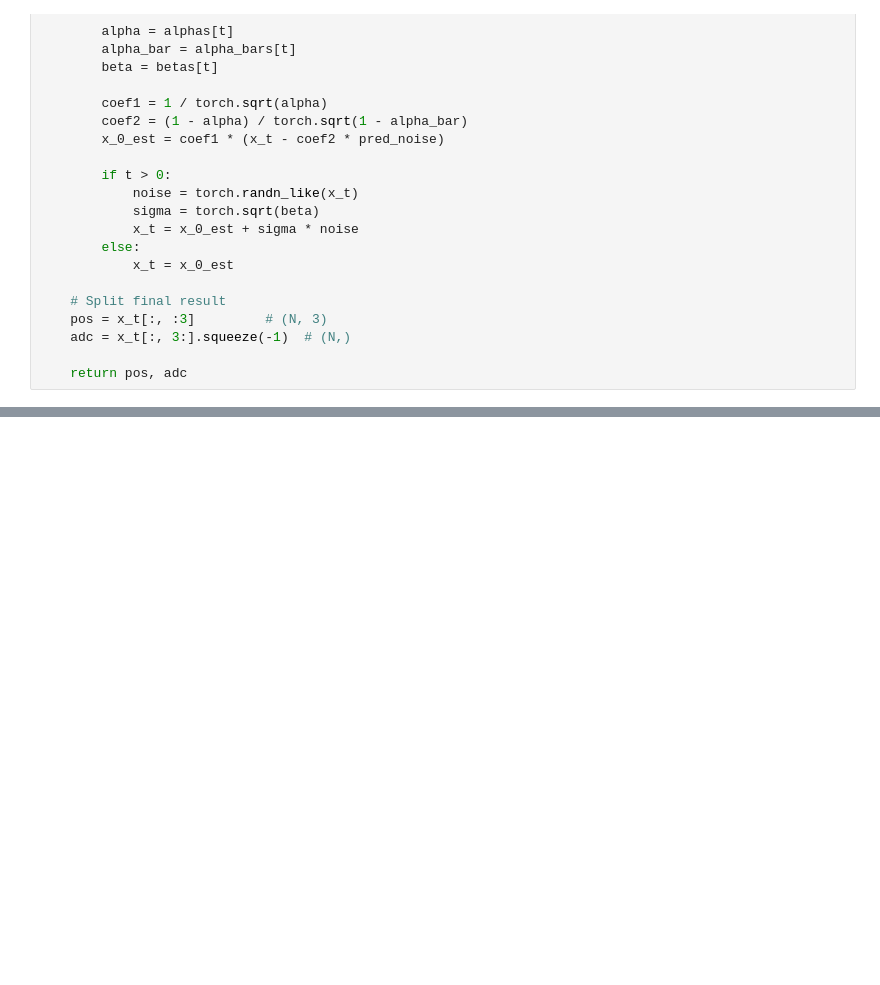
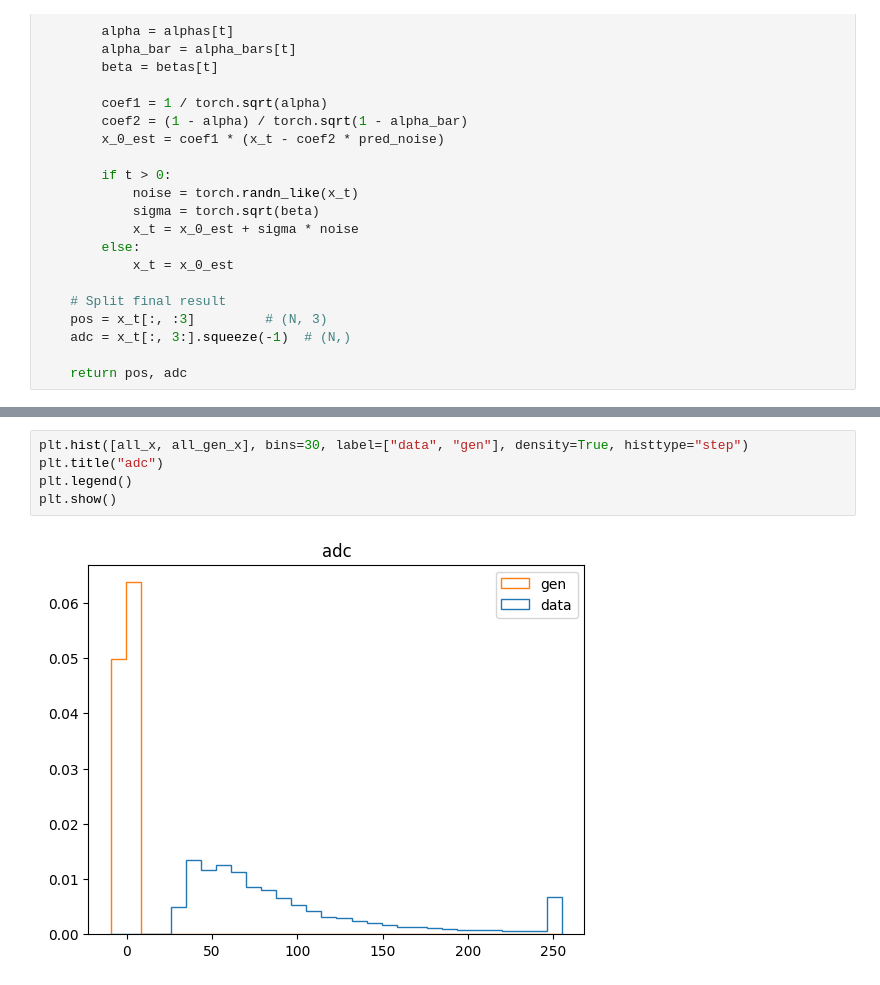
Before and after one commit to valdasraps/event_simulator, a Jupyter notebook: notebooks/pixel/02-00_diffmod.ipynb, the cells around one changed output, grey strips where cells are left out. Drawn from its saved outputs; the diff is of its cells as text; blank space fills up the shorter version.

```diff
--- a/notebooks/pixel/02-00_diffmod.ipynb
+++ b/notebooks/pixel/02-00_diffmod.ipynb
@@ -170,0 +250,7 @@ pos[0, :]
+# %%
+plt.hist([all_x, all_gen_x], bins=30, label=["data", "gen"], density=True, histtype="step")
+plt.title("adc")
+plt.legend()
+plt.show()
+# %% [output]
+[figure, added]
```
Also changed, not shown: parts of 15 cells of this notebook.
